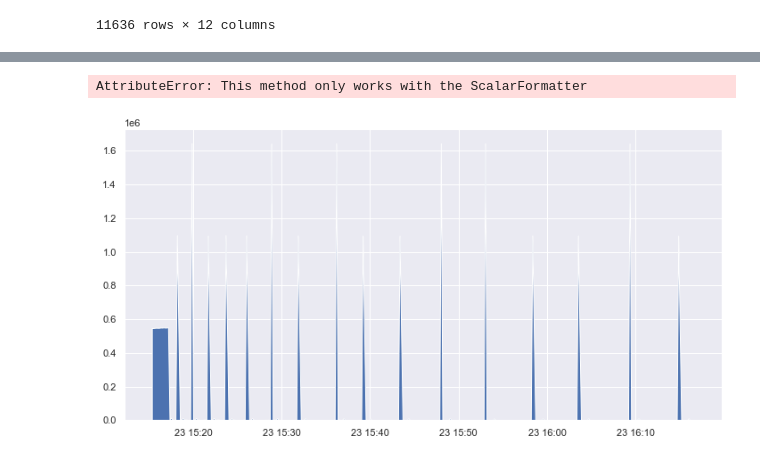
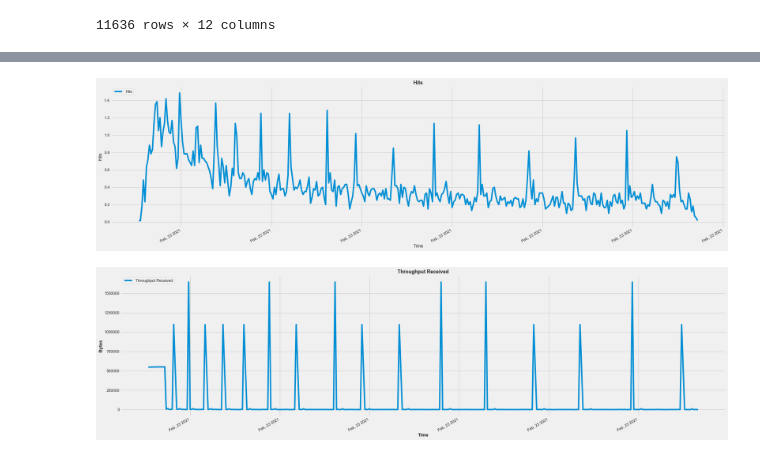
Before and after one commit to karthiklingasamy/JTLAnalyser, a Jupyter notebook: JTL_Log_Analyser_v5.0.ipynb, the cells around one changed output, grey strips where cells are left out. Saved outputs shown, nothing was run; the diff lists cells and outputs as text; code cells hidden in the pictures.

```diff
--- a/JTL_Log_Analyser_v5.0.ipynb
+++ b/JTL_Log_Analyser_v5.0.ipynb
@@ -647,15 +599,0 @@ plt.savefig("Vuser.png")
-# %%
-df_throughput=obj1.getThrouhputPersecondGraphData()
-df_throughput_send=obj1.getThrouhputSendPersecondGraphData()
-df_throughput.reset_index('timeStamp',inplace=True)
-df_throughput_send.reset_index('timeStamp',inplace=True)
-
-plt.figure(figsize=(12,6))
-plt.stackplot(df_throughput['timeStamp'],
-              df_throughput['ThroughputReceived'])
-
-plt.show()
-#df_throughput_send['ThroughputSend']
-# %% [output]
-AttributeError: This method only works with the ScalarFormatter
-[figure, removed]
@@ -661,0 +602,19 @@ AttributeError: This method only works with the ScalarFormatter
+# %%
+df_hits=obj1.getHitsPersecondGraphData()
+df_hits.reset_index('timeStamp',inplace=True)
+#Draw Graph
+plt.style.use('fivethirtyeight')#print(plt.style.available)
+plt.figure(figsize=(25,7))
+plt.plot(df_hits['timeStamp'],df_hits['hitsCount'],label='Hits')#color="m",linestyle='-',linewidth=3,marker='.' #Important Line x & Y axis #crimson
+plt.title("Hits",fontsize=14,fontweight="bold")
+plt.xlabel("Time",fontsize=13)#,fontweight="bold"
+plt.ylabel("Hits",fontsize=13)#,fontweight="bold"
+plt.legend(loc='upper left')#This will take label name from plt.plot. So no need to pass the labe in sequence order
+plt.gcf().autofmt_xdate()#plt.xticks(rotation=45,fontsize=13)
+date_format=mpl_dates.DateFormatter('%b, %d %Y')#To formate the x axis with date format
+plt.gca().xaxis.set_major_formatter(date_format)#To formate the x axis with date format
+plt.tight_layout()#Automatically render without padding issue #plt.grid(True)
+plt.show()
+#plt.savefig("Vuser.png")
+# %% [output]
+[figure, added]
@@ -661,0 +623,22 @@ AttributeError: This method only works with the ScalarFormatter
+# %%
+df_throughput=obj1.getThrouhputPersecondGraphData()
+df_throughput.reset_index('timeStamp',inplace=True)
+
+
+#Draw Graph
+plt.style.use('fivethirtyeight')#print(plt.style.available)
+plt.figure(figsize=(25,7))
+plt.plot(df_throughput['timeStamp'],df_throughput['ThroughputReceived'],label='Throughput Received')#color="m",linestyle='-',linewidth=3,marker='.' #Important Line x & Y axis #crimson
+plt.title("Throughput Received",fontsize=14,fontweight="bold")
+plt.xlabel("Time",fontsize=13,fontweight="bold")#,fontweight="bold"
+plt.ylabel("Bytes",fontsize=13,fontweight="bold")#,fontweight="bold"
+plt.legend(loc='upper left')#This will take label name from plt.plot. So no need to pass the labe in sequence order
+plt.gcf().autofmt_xdate()#plt.xticks(rotation=45,fontsize=13)
+ax = plt.gca()
+ax.ticklabel_format(useOffset=False, style='plain', axis='y')#To remove scientifice numbers
+date_format=mpl_dates.DateFormatter('%b, %d %Y')#To formate the x axis with date format
+plt.gca().xaxis.set_major_formatter(date_format)#To formate the x axis with date format
+plt.tight_layout()#Automatically render without padding issue #plt.grid(True)
+plt.show()
+# %% [output]
+[figure, added]
```
Also changed, not shown: parts of 14 cells of this notebook, 1 other file.
